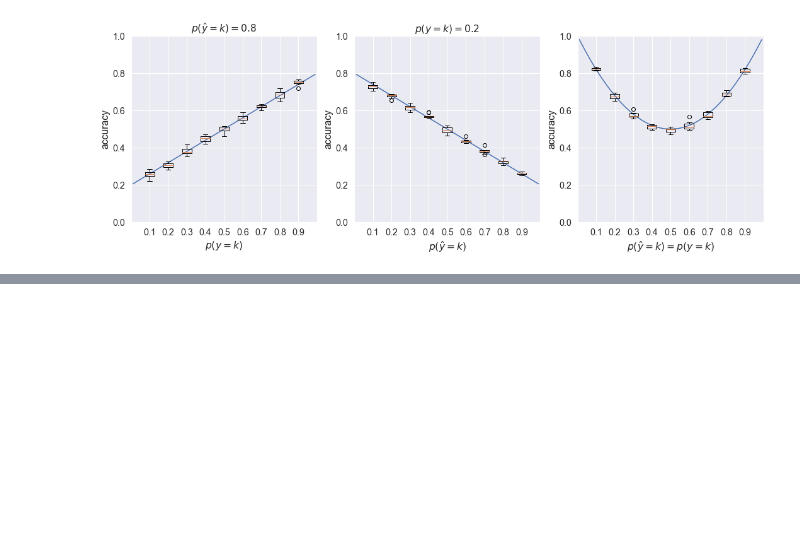
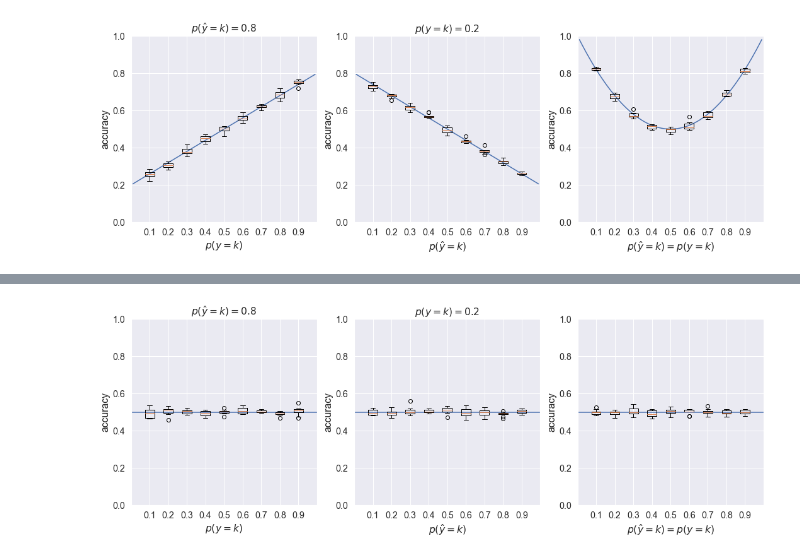
Before and after one commit to salvatorefara/classifier_chance_levels, a Jupyter notebook: classifier_chance_levels.ipynb, the cells around one changed output, grey strips where cells are left out. Cells and saved outputs as stored; diff of their text form; code cells hidden in the pictures; blank space fills up the shorter version.

```diff
--- a/classifier_chance_levels.ipynb
+++ b/classifier_chance_levels.ipynb
@@ -329,0 +340,56 @@ plt.show()
+# %%
+n_samples = 1000
+n_iter = 10
+
+# Varying p(y = k), keeping p(y_hat = k) constant
+p_k_vec = np.arange(0.1, 1, 0.1)
+p_k_hat = 0.8
+varying_p_k_scores = simulate_random_classification_experiments(
+    n_samples, n_iter, p_k_vec, [p_k_hat], roc_auc_score
+)
+
+# Keeping p(y = k) constant, varying p(y_hat = k)
+p_k = 0.2
+p_k_hat_vec = np.arange(0.1, 1, 0.1)
+varying_p_k_hat_scores = simulate_random_classification_experiments(
+    n_samples, n_iter, [p_k], p_k_hat_vec, roc_auc_score
+)
+
+# Varying p(y = k) = p(y_hat = k)
+p_vec = np.arange(0.1, 1, 0.1)
+varying_p_scores = simulate_random_classification_experiments_equalprob(
+    n_samples, n_iter, p_vec, roc_auc_score
+)
+
+# Plot results
+fig, ax = plt.subplots(1, 3, figsize=(18, 6))
+ax[0].axhline(0.5)
+ax[1].axhline(0.5)
+ax[2].axhline(0.5)
+plot_scores(
+    p_k_vec,
+    varying_p_k_scores.squeeze(),
+    ax[0],
+    "$p(y = k)$",
+    "accuracy",
+    "$p(\hat{y} = k) = %.1f$" % p_k_hat,
+)
+plot_scores(
+    p_k_hat_vec,
+    varying_p_k_hat_scores.squeeze(),
+    ax[1],
+    "$p(\hat{y} = k)$",
+    "accuracy",
+    "$p(y = k) = %.1f$" % p_k,
+)
+plot_scores(
+    p_vec,
+    varying_p_scores.squeeze(),
+    ax[2],
+    "$p(\hat{y} = k) = p(y = k)$",
+    "accuracy",
+    "",
+)
+plt.show()
+# %% [output]
+[figure, added]
```
Also changed, not shown: parts of 2 cells of this notebook.
